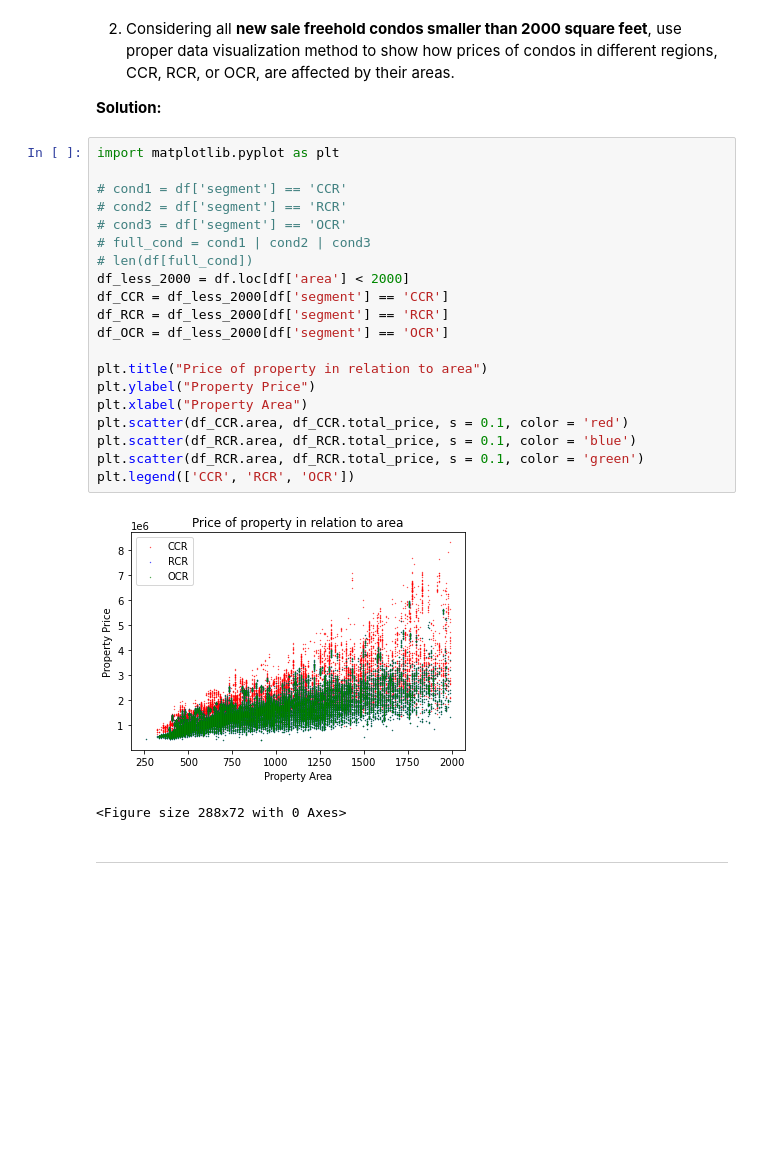
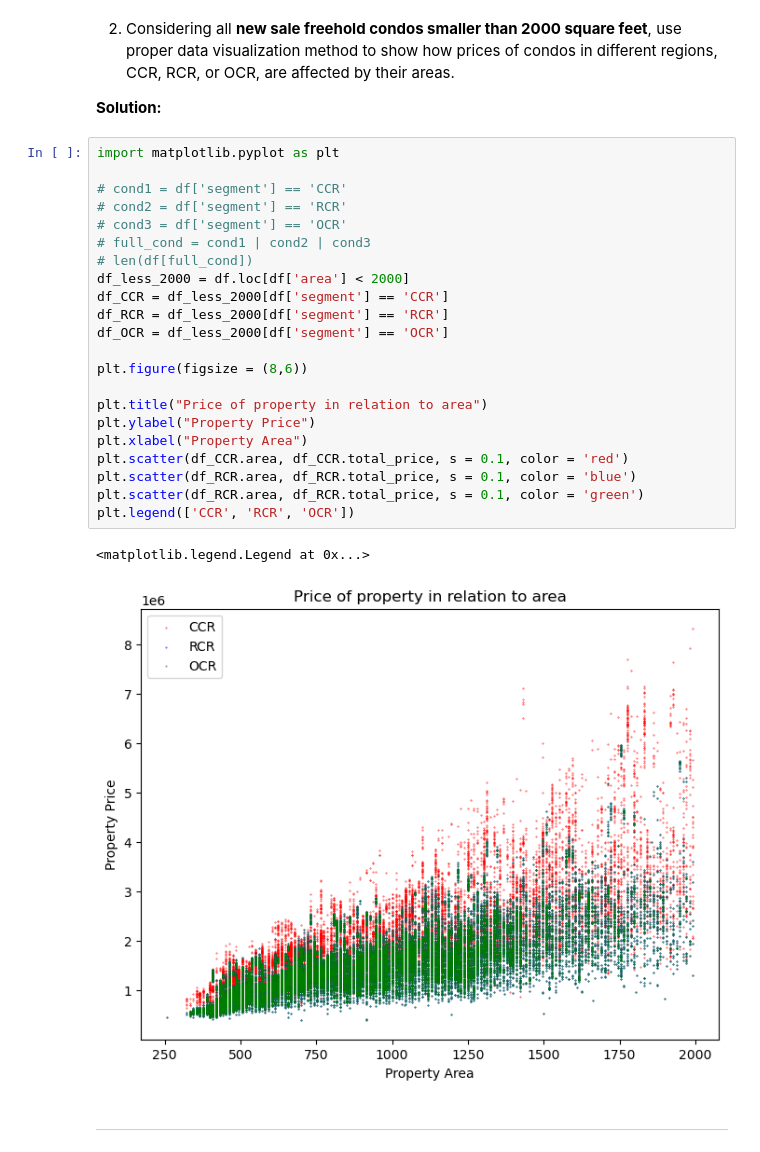
Before and after one commit to moses1998lee/Git, a Jupyter notebook: DAO2702X/Exercise7.ipynb, the cells around one changed output. Saved outputs shown, nothing was run; the diff lists cells and outputs as text; blank space fills up the shorter version.

```diff
--- a/DAO2702X/Exercise7.ipynb
+++ b/DAO2702X/Exercise7.ipynb
@@ -136,26 +175,28 @@ st.mean(df.loc[df['area'] < 2000, 'total_price'])
 # %%
 import matplotlib.pyplot as plt
 
 # cond1 = df['segment'] == 'CCR'
 # cond2 = df['segment'] == 'RCR'
 # cond3 = df['segment'] == 'OCR'
 # full_cond = cond1 | cond2 | cond3
 # len(df[full_cond])
 df_less_2000 = df.loc[df['area'] < 2000]
 df_CCR = df_less_2000[df['segment'] == 'CCR']
 df_RCR = df_less_2000[df['segment'] == 'RCR']
 df_OCR = df_less_2000[df['segment'] == 'OCR']
 
+plt.figure(figsize = (8,6))
+
 plt.title("Price of property in relation to area")
 plt.ylabel("Property Price")
 plt.xlabel("Property Area")
 plt.scatter(df_CCR.area, df_CCR.total_price, s = 0.1, color = 'red')
 plt.scatter(df_RCR.area, df_RCR.total_price, s = 0.1, color = 'blue')
 plt.scatter(df_RCR.area, df_RCR.total_price, s = 0.1, color = 'green')
 plt.legend(['CCR', 'RCR', 'OCR'])
 # %% [output]
+<matplotlib.legend.Legend at 0x...>
-[figure, old version]
+[figure, new version]
-<Figure size 288x72 with 0 Axes>
 # %% [markdown]
 ---
 # %% [markdown]
```
Also changed, not shown: parts of 19 cells of this notebook.
